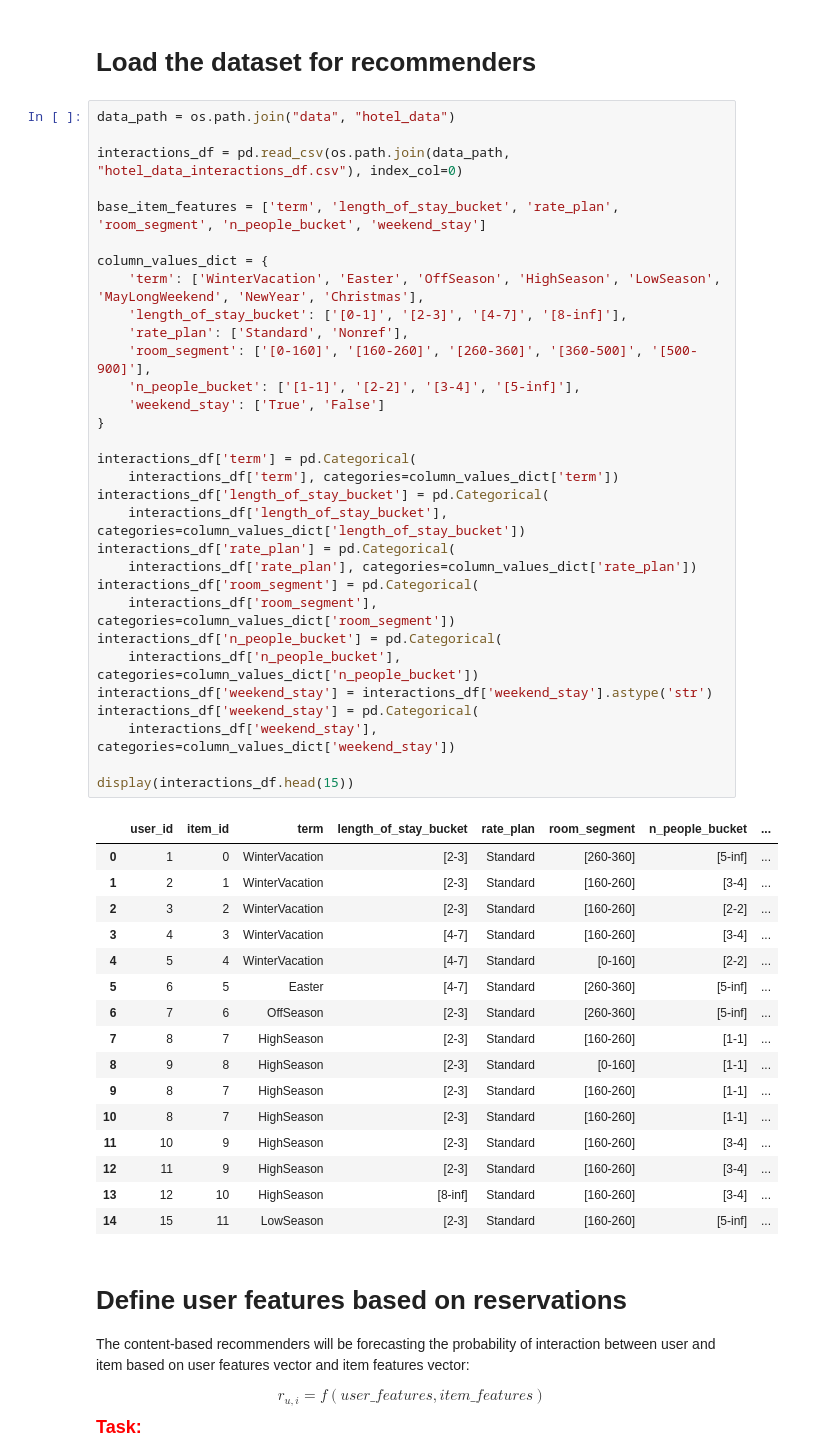
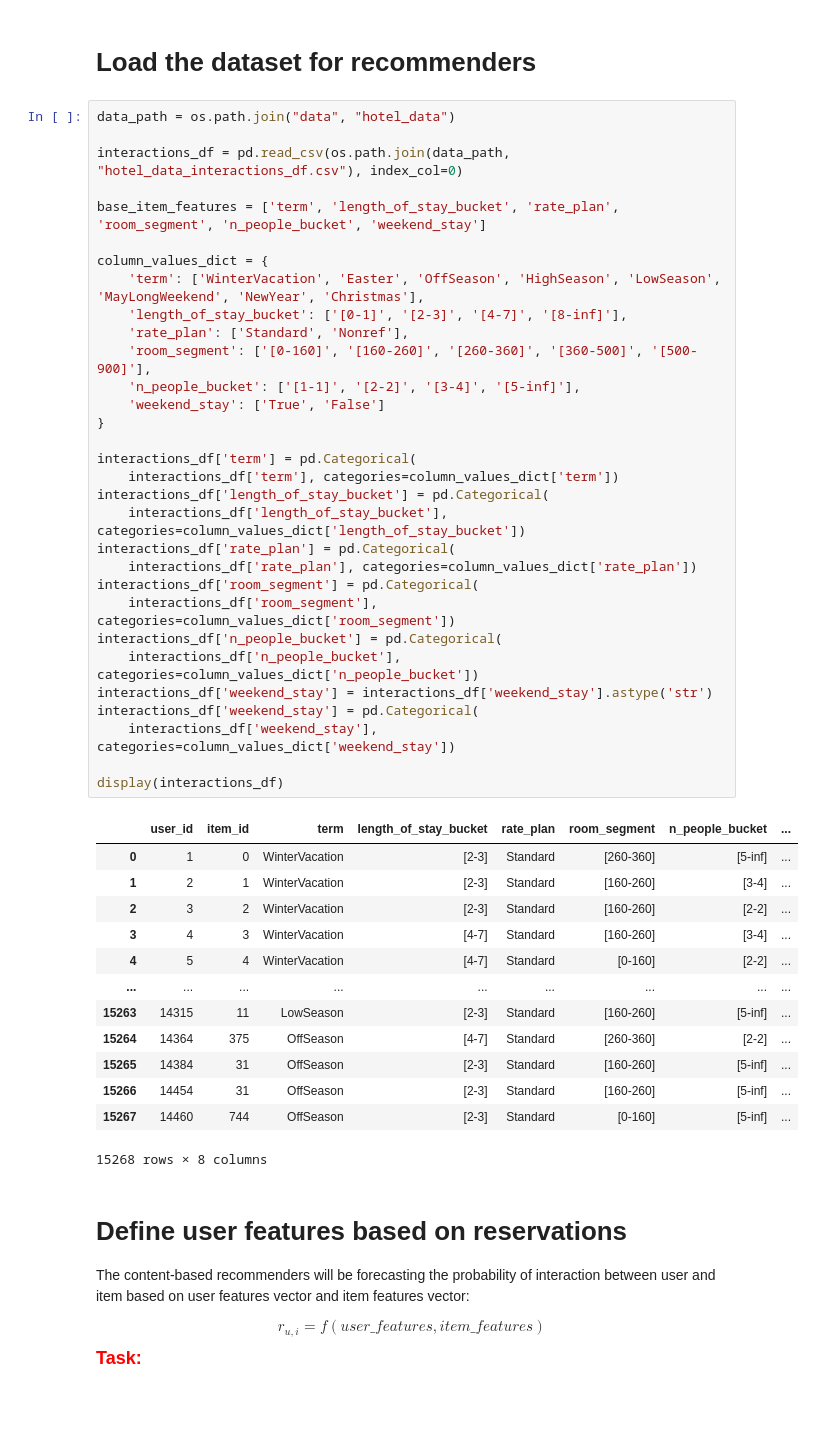
Before and after one commit to e-lawniczak/rsc-project1, a Jupyter notebook: project_1_recommender_and_evaluation.ipynb, the cells around one changed output. Drawn from its saved outputs; the diff is of its cells as text; blank space fills up the shorter version.

```diff
--- a/project_1_recommender_and_evaluation.ipynb
+++ b/project_1_recommender_and_evaluation.ipynb
@@ -25,44 +25,41 @@ base_item_features = ['term', 'length_of_stay_bucket', 'rate_plan', 'room_segmen
 column_values_dict = {
     'term': ['WinterVacation', 'Easter', 'OffSeason', 'HighSeason', 'LowSeason', 'MayLongWeekend', 'NewYear', 'Christmas'],
     'length_of_stay_bucket': ['[0-1]', '[2-3]', '[4-7]', '[8-inf]'],
     'rate_plan': ['Standard', 'Nonref'],
     'room_segment': ['[0-160]', '[160-260]', '[260-360]', '[360-500]', '[500-900]'],
     'n_people_bucket': ['[1-1]', '[2-2]', '[3-4]', '[5-inf]'],
     'weekend_stay': ['True', 'False']
 }
 
 interactions_df['term'] = pd.Categorical(
     interactions_df['term'], categories=column_values_dict['term'])
 interactions_df['length_of_stay_bucket'] = pd.Categorical(
     interactions_df['length_of_stay_bucket'], categories=column_values_dict['length_of_stay_bucket'])
 interactions_df['rate_plan'] = pd.Categorical(
     interactions_df['rate_plan'], categories=column_values_dict['rate_plan'])
 interactions_df['room_segment'] = pd.Categorical(
     interactions_df['room_segment'], categories=column_values_dict['room_segment'])
 interactions_df['n_people_bucket'] = pd.Categorical(
     interactions_df['n_people_bucket'], categories=column_values_dict['n_people_bucket'])
 interactions_df['weekend_stay'] = interactions_df['weekend_stay'].astype('str')
 interactions_df['weekend_stay'] = pd.Categorical(
     interactions_df['weekend_stay'], categories=column_values_dict['weekend_stay'])
 
-display(interactions_df.head(15))
+display(interactions_df)
 # %% [output]
 |  | user_id | item_id | term | length_of_stay_bucket | rate_plan | room_segment | n_people_bucket | ... |
 | 0 | 1 | 0 | WinterVacation | [2-3] | Standard | [260-360] | [5-inf] | ... |
 | 1 | 2 | 1 | WinterVacation | [2-3] | Standard | [160-260] | [3-4] | ... |
 | 2 | 3 | 2 | WinterVacation | [2-3] | Standard | [160-260] | [2-2] | ... |
 | 3 | 4 | 3 | WinterVacation | [4-7] | Standard | [160-260] | [3-4] | ... |
 | 4 | 5 | 4 | WinterVacation | [4-7] | Standard | [0-160] | [2-2] | ... |
-| 5 | 6 | 5 | Easter | [4-7] | Standard | [260-360] | [5-inf] | ... |
-| 6 | 7 | 6 | OffSeason | [2-3] | Standard | [260-360] | [5-inf] | ... |
-| 7 | 8 | 7 | HighSeason | [2-3] | Standard | [160-260] | [1-1] | ... |
-| 8 | 9 | 8 | HighSeason | [2-3] | Standard | [0-160] | [1-1] | ... |
-| 9 | 8 | 7 | HighSeason | [2-3] | Standard | [160-260] | [1-1] | ... |
-| 10 | 8 | 7 | HighSeason | [2-3] | Standard | [160-260] | [1-1] | ... |
-| 11 | 10 | 9 | HighSeason | [2-3] | Standard | [160-260] | [3-4] | ... |
-| 12 | 11 | 9 | HighSeason | [2-3] | Standard | [160-260] | [3-4] | ... |
-| 13 | 12 | 10 | HighSeason | [8-inf] | Standard | [160-260] | [3-4] | ... |
-| 14 | 15 | 11 | LowSeason | [2-3] | Standard | [160-260] | [5-inf] | ... |
+| ... | ... | ... | ... | ... | ... | ... | ... | ... |
+| 15263 | 14315 | 11 | LowSeason | [2-3] | Standard | [160-260] | [5-inf] | ... |
+| 15264 | 14364 | 375 | OffSeason | [4-7] | Standard | [260-360] | [2-2] | ... |
+| 15265 | 14384 | 31 | OffSeason | [2-3] | Standard | [160-260] | [5-inf] | ... |
+| 15266 | 14454 | 31 | OffSeason | [2-3] | Standard | [160-260] | [5-inf] | ... |
+| 15267 | 14460 | 744 | OffSeason | [2-3] | Standard | [0-160] | [5-inf] | ... |
+15268 rows × 8 columns
 # %% [markdown]
 # Define user features based on reservations
 
```
Also changed, not shown: parts of 5 cells of this notebook, 12 other files.
